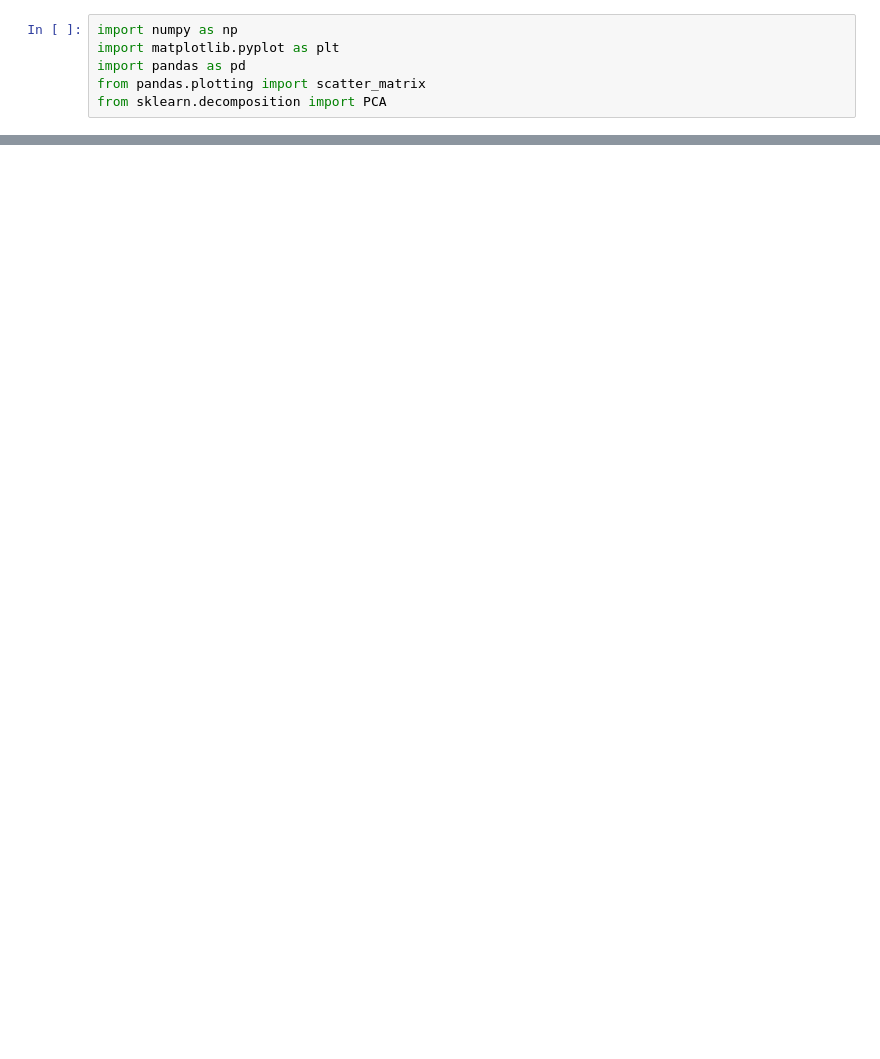
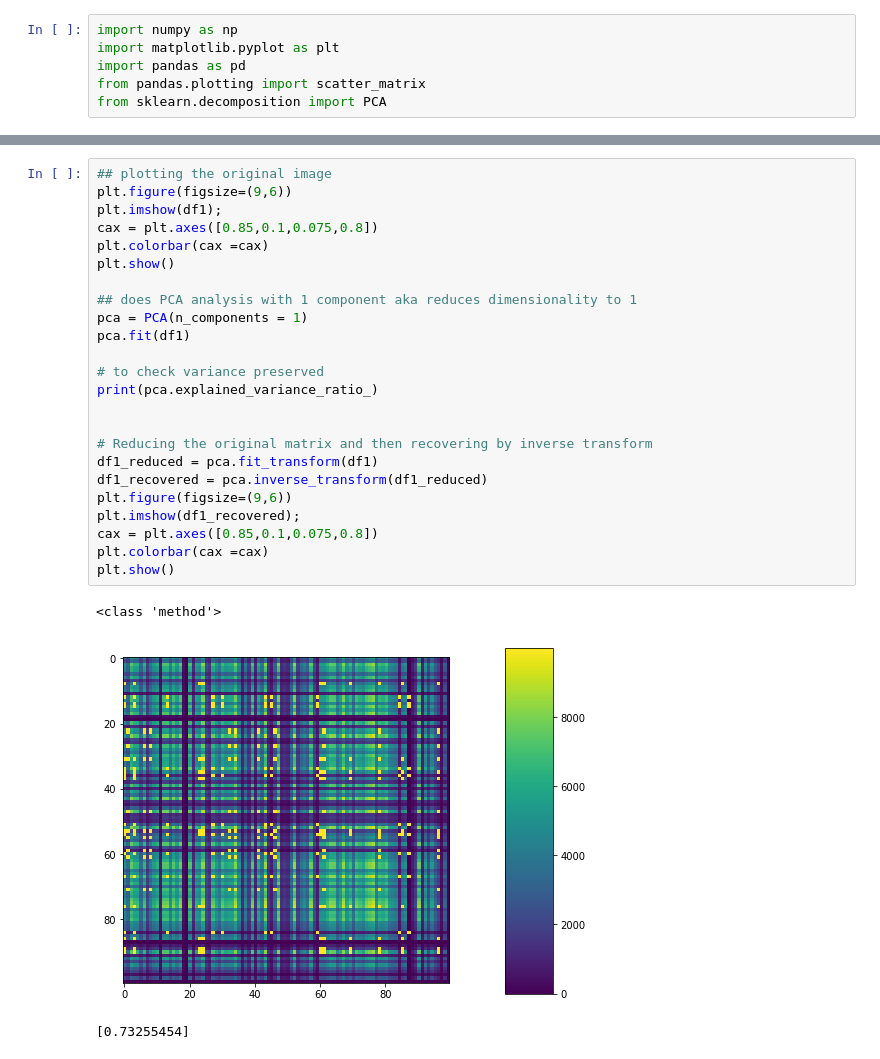
Before and after one commit to jsigee87/Data-Science-Lab-ee379k, a Jupyter notebook: lab4/src/problem3.ipynb, the cells around one changed output, grey strips where cells are left out. Saved outputs shown, nothing was run; the diff lists cells and outputs as text; blank space fills up the shorter version.

```diff
--- a/lab4/src/problem3.ipynb
+++ b/lab4/src/problem3.ipynb
@@ -38,0 +23,28 @@ test_col = df1[19]
+# %%
+## plotting the original image
+plt.figure(figsize=(9,6))
+plt.imshow(df1);
+cax = plt.axes([0.85,0.1,0.075,0.8])
+plt.colorbar(cax =cax)
+plt.show()
+
+## does PCA analysis with 1 component aka reduces dimensionality to 1
+pca = PCA(n_components = 1)
+pca.fit(df1)
+
+# to check variance preserved
+print(pca.explained_variance_ratio_)
+
+
+# Reducing the original matrix and then recovering by inverse transform
+df1_reduced = pca.fit_transform(df1)
+df1_recovered = pca.inverse_transform(df1_reduced)
+plt.figure(figsize=(9,6))
+plt.imshow(df1_recovered);
+cax = plt.axes([0.85,0.1,0.075,0.8])
+plt.colorbar(cax =cax)
+plt.show()
+# %% [output]
+<class 'method'>
+[figure, added]
+[0.73255454]
```
Also changed, not shown: parts of 17 cells of this notebook, 1 other file.
